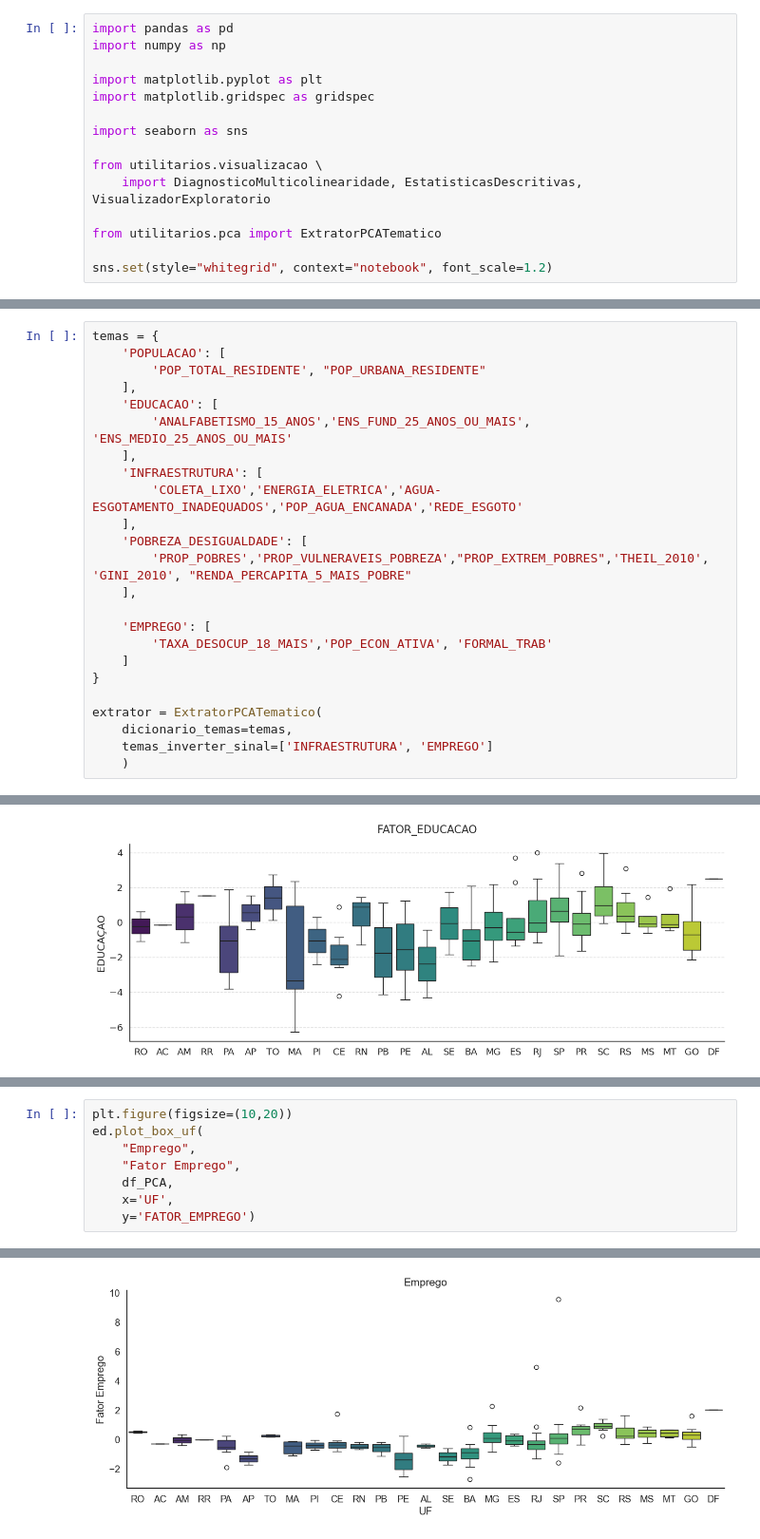
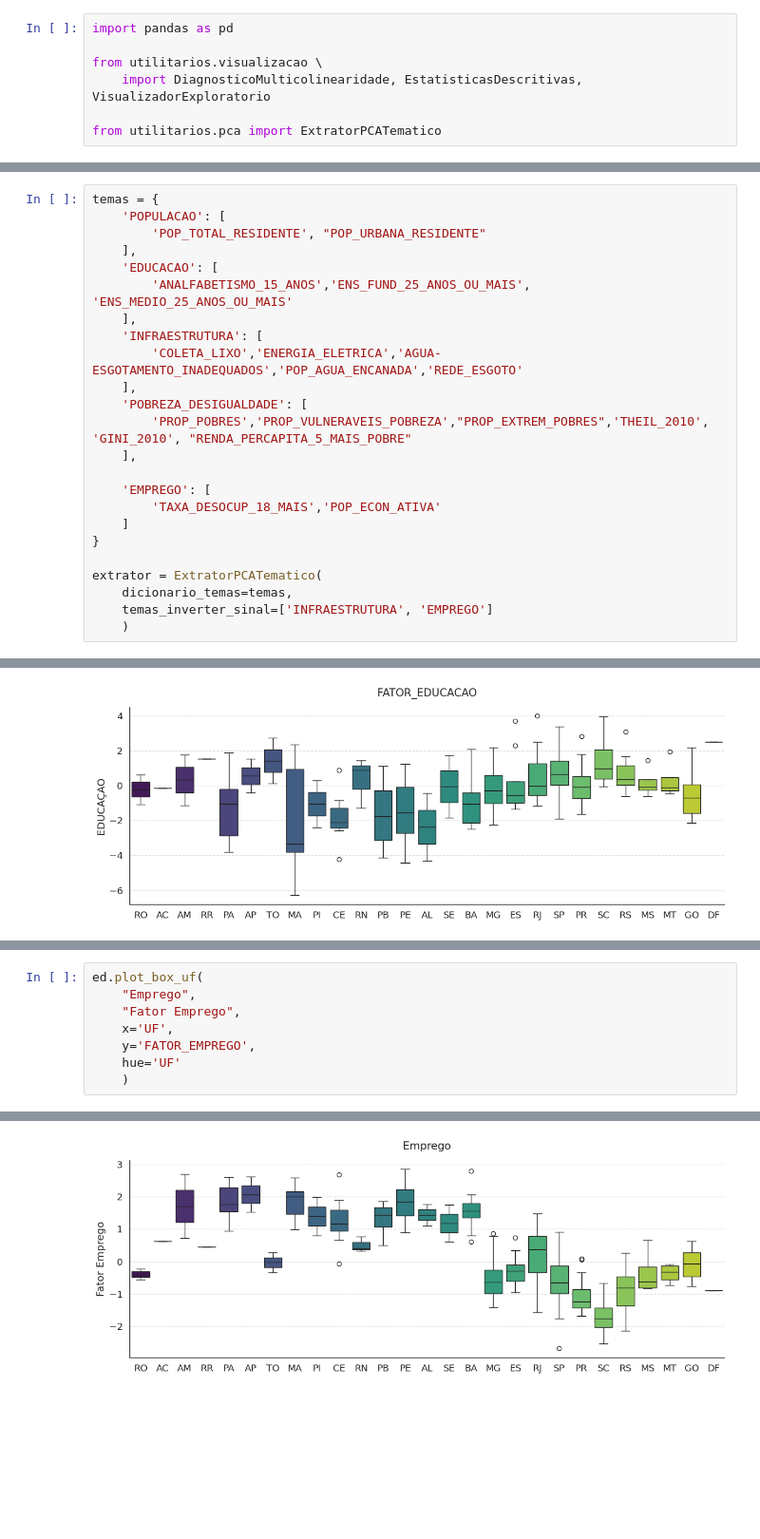
Before and after one commit to lucastelso/fatores-violencia-letal, a Jupyter notebook: componentes_principais.ipynb, the cells around one changed output, grey strips where cells are left out. Shown at 95% size. Drawn from its saved outputs; the diff is of its cells as text; blank space fills up the shorter version.

```diff
--- a/componentes_principais.ipynb
+++ b/componentes_principais.ipynb
@@ -5,18 +5,10 @@ Este notebook mostra o processo de criação dos fatores utilizados como variáv
 # %%
 import pandas as pd
-import numpy as np
-
-import matplotlib.pyplot as plt
-import matplotlib.gridspec as gridspec
-
-import seaborn as sns
 
 from utilitarios.visualizacao \
     import DiagnosticoMulticolinearidade, EstatisticasDescritivas, VisualizadorExploratorio
 
 from utilitarios.pca import ExtratorPCATematico
-
-sns.set(style="whitegrid", context="notebook", font_scale=1.2)
 # %%
 df_unificado_filtrado = pd.read_parquet(r'dados_brutos/base_de_dados_filtrada.parquet')
 # %%
@@ -91,7 +83,7 @@ temas = {
     ],
 
     'EMPREGO': [
-        'TAXA_DESOCUP_18_MAIS','POP_ECON_ATIVA', 'FORMAL_TRAB'
+        'TAXA_DESOCUP_18_MAIS','POP_ECON_ATIVA'
     ]
 }
 
@@ -226,9 +240,9 @@ ed.plot_box_uf(
 # %%
-plt.figure(figsize=(10,20))
 ed.plot_box_uf(
     "Emprego",
     "Fator Emprego",
-    df_PCA,
     x='UF',
-    y='FATOR_EMPREGO')
+    y='FATOR_EMPREGO',
+    hue='UF'
+    )
 # %% [output]
@@ -236 +249 @@ ed.plot_box_uf(
-[figure, old version]
+[figure, new version]
```
Also changed, not shown: parts of 10 cells of this notebook.
